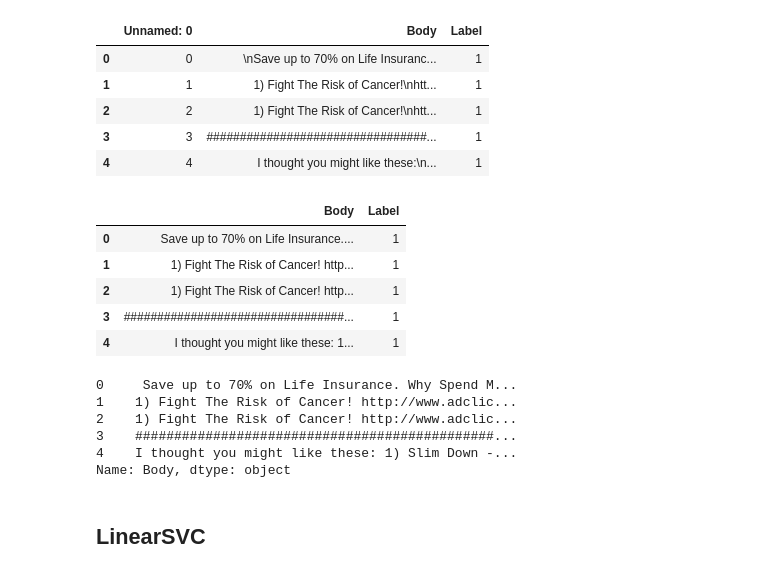
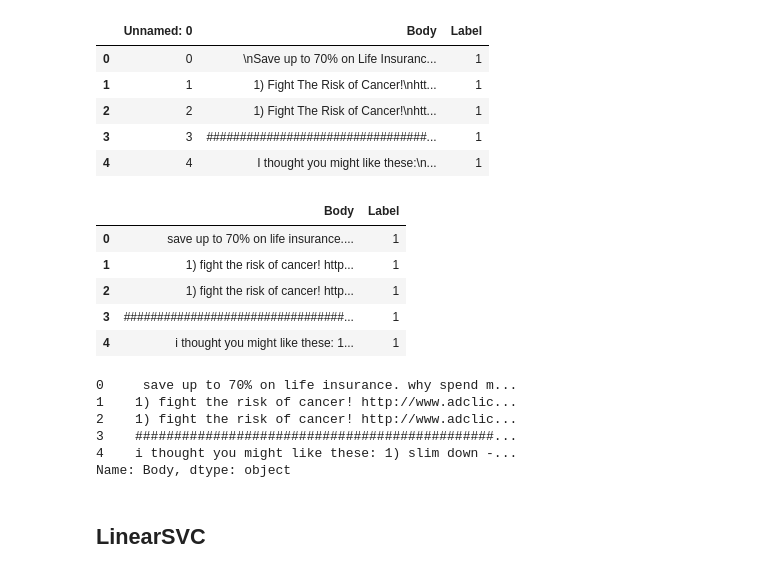
Before and after one commit to andrei-borg/spam-classifier, a Jupyter notebook: spam_cl.ipynb, the cells around one changed output. Cells and saved outputs as stored; diff of their text form; code cells hidden in the pictures.

```diff
--- a/spam_cl.ipynb
+++ b/spam_cl.ipynb
@@ -20,18 +20,18 @@ df.head()
 | 3 | 3 | #################################... | 1 |
 | 4 | 4 | I thought you might like these:\n... | 1 |
 # %%
-# Remove empty rows with no mail text, also drop NaN entries and drop \n characters
+# Remove empty rows with no mail text, also drop NaN entries and drop \n characters + lower case
 df_cleaned = df[df['Body'] != 'empty'].iloc[:, 1:]
 df_cleaned = df_cleaned.dropna(subset=['Body'])
-df_cleaned['Body'] = df_cleaned['Body'].replace('\n', ' ', regex=True)
+df_cleaned['Body'] = df_cleaned['Body'].replace('\n', ' ', regex=True).str.lower()
 df_cleaned.head()
 # %% [output]
 |  | Body | Label |
-| 0 | Save up to 70% on Life Insurance.... | 1 |
-| 1 | 1) Fight The Risk of Cancer! http... | 1 |
-| 2 | 1) Fight The Risk of Cancer! http... | 1 |
+| 0 | save up to 70% on life insurance.... | 1 |
+| 1 | 1) fight the risk of cancer! http... | 1 |
+| 2 | 1) fight the risk of cancer! http... | 1 |
 | 3 | #################################... | 1 |
-| 4 | I thought you might like these: 1... | 1 |
+| 4 | i thought you might like these: 1... | 1 |
 # %%
 # Mail text
 X = df_cleaned['Body']
@@ -44,11 +44,11 @@ X_train, X_test, y_train, y_test = train_test_split(X, y, test_size=0.2, random_
 # %%
 X.head()
 # %% [output]
-0     Save up to 70% on Life Insurance. Why Spend M...
-1    1) Fight The Risk of Cancer! http://www.adclic...
-2    1) Fight The Risk of Cancer! http://www.adclic...
+0     save up to 70% on life insurance. why spend m...
+1    1) fight the risk of cancer! http://www.adclic...
+2    1) fight the risk of cancer! http://www.adclic...
 3    ##############################################...
-4    I thought you might like these: 1) Slim Down -...
+4    i thought you might like these: 1) slim down -...
 Name: Body, dtype: object
 # %% [markdown]
 ## LinearSVC
```
Also changed, not shown: parts of 1 cell of this notebook.
